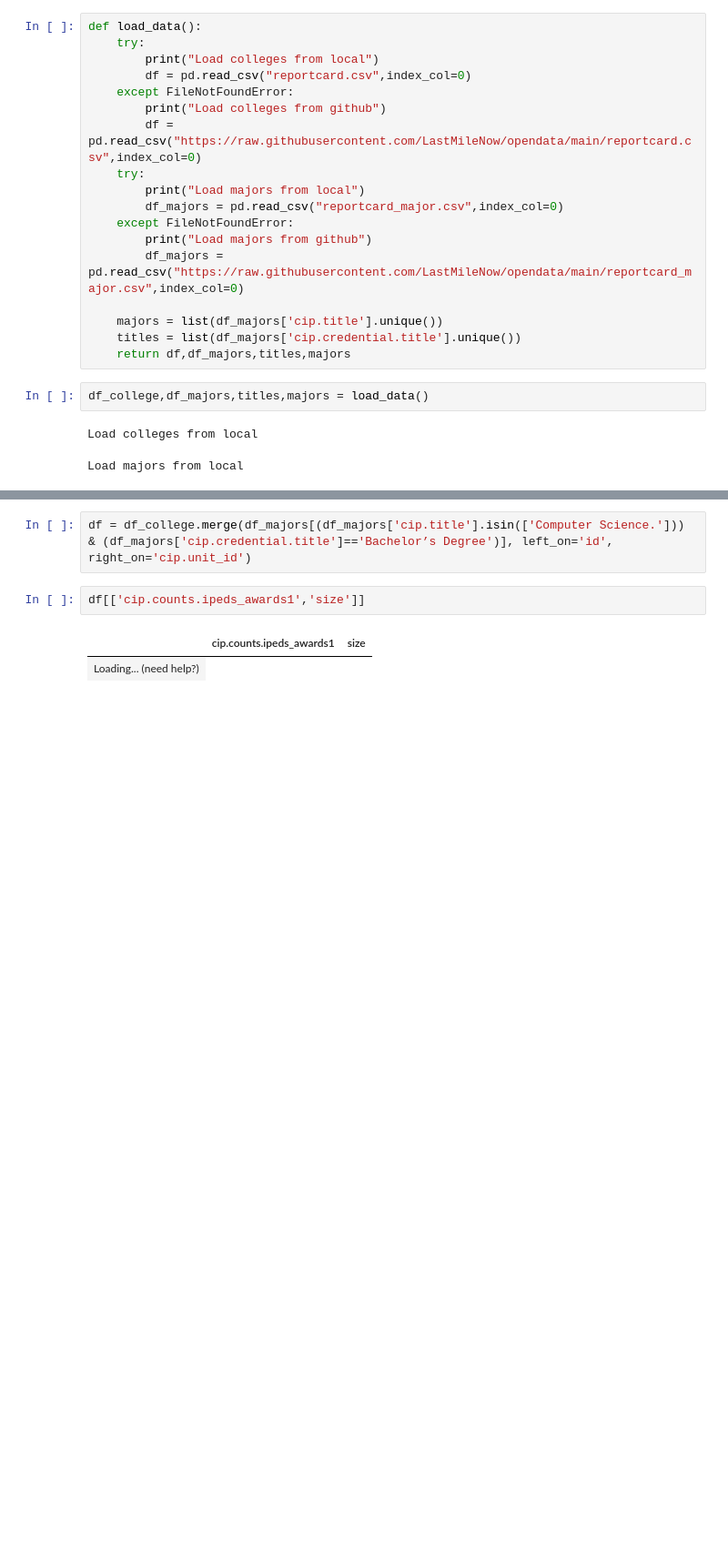
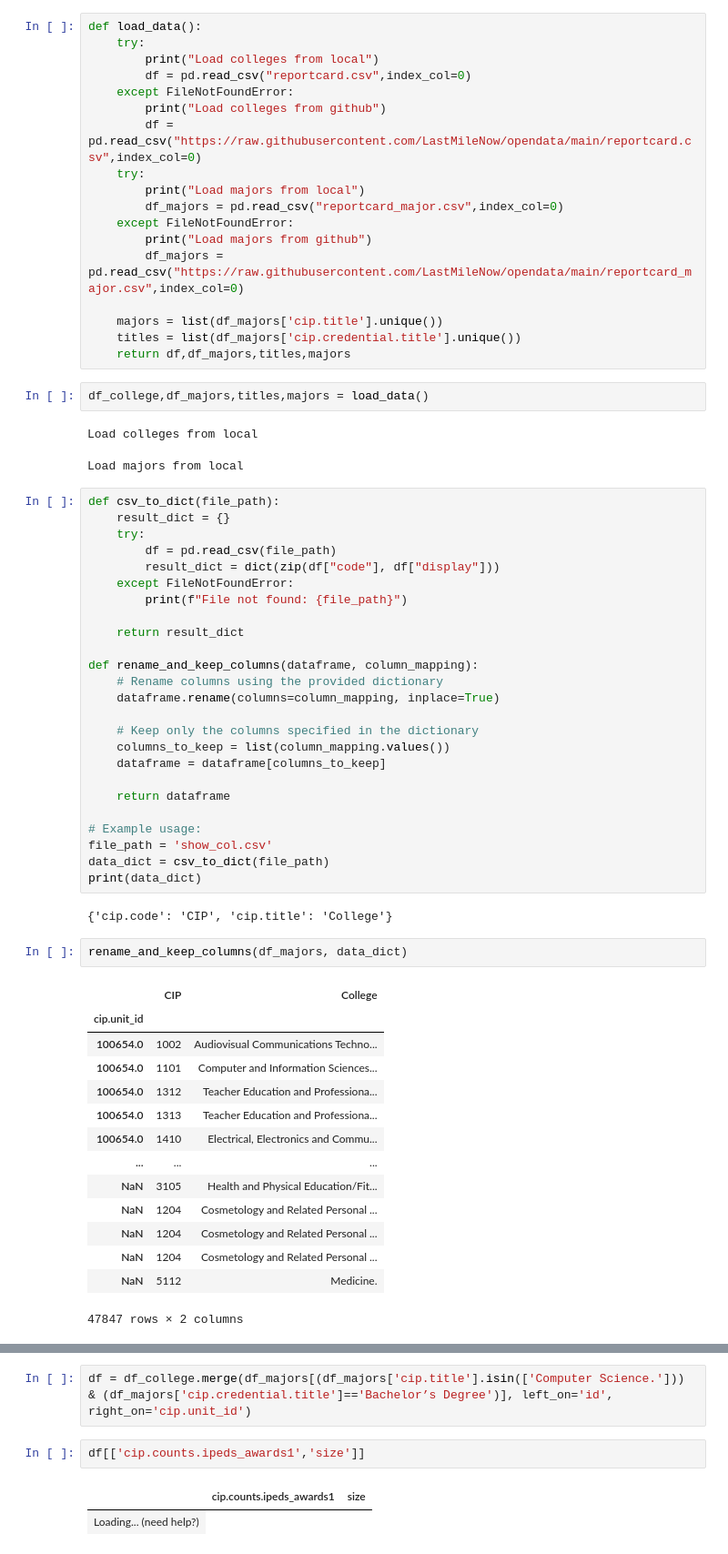
Before and after one commit to gabeweng/CollegeExplorer, a Jupyter notebook: DataInsight.ipynb, the cells around one changed output, grey strips where cells are left out. Shown at 91% size. Cells and saved outputs as stored; diff of their text form; blank space fills up the shorter version.

Commit message:
working on curating columns

```diff
--- a/DataInsight.ipynb
+++ b/DataInsight.ipynb
@@ -33,6 +30,50 @@ df_college,df_majors,titles,majors = load_data()
 # %% [output]
 Load colleges from local
 Load majors from local
+# %%
+def csv_to_dict(file_path):
+    result_dict = {}
+    try:
+        df = pd.read_csv(file_path)
+        result_dict = dict(zip(df["code"], df["display"]))
+    except FileNotFoundError:
+        print(f"File not found: {file_path}")
+
+    return result_dict
+
+def rename_and_keep_columns(dataframe, column_mapping):
+    # Rename columns using the provided dictionary
+    dataframe.rename(columns=column_mapping, inplace=True)
+
+    # Keep only the columns specified in the dictionary
+    columns_to_keep = list(column_mapping.values())
+    dataframe = dataframe[columns_to_keep]
+
+    return dataframe
+
+# Example usage:
+file_path = 'show_col.csv'
+data_dict = csv_to_dict(file_path)
+print(data_dict)
+# %% [output]
+{'cip.code': 'CIP', 'cip.title': 'College'}
+# %%
+rename_and_keep_columns(df_majors, data_dict)
+# %% [output]
+|  | CIP | College |
+| cip.unit_id |  |  |
+| 100654.0 | 1002 | Audiovisual Communications Techno... |
+| 100654.0 | 1101 | Computer and Information Sciences... |
+| 100654.0 | 1312 | Teacher Education and Professiona... |
+| 100654.0 | 1313 | Teacher Education and Professiona... |
+| 100654.0 | 1410 | Electrical, Electronics and Commu... |
+| ... | ... | ... |
+| NaN | 3105 | Health and Physical Education/Fit... |
+| NaN | 1204 | Cosmetology and Related Personal ... |
+| NaN | 1204 | Cosmetology and Related Personal ... |
+| NaN | 1204 | Cosmetology and Related Personal ... |
+| NaN | 5112 | Medicine. |
+47847 rows × 2 columns
 # %%
 df_majors
 # %% [output]
```
Also changed, not shown: parts of 3 cells of this notebook, 2 other files.
